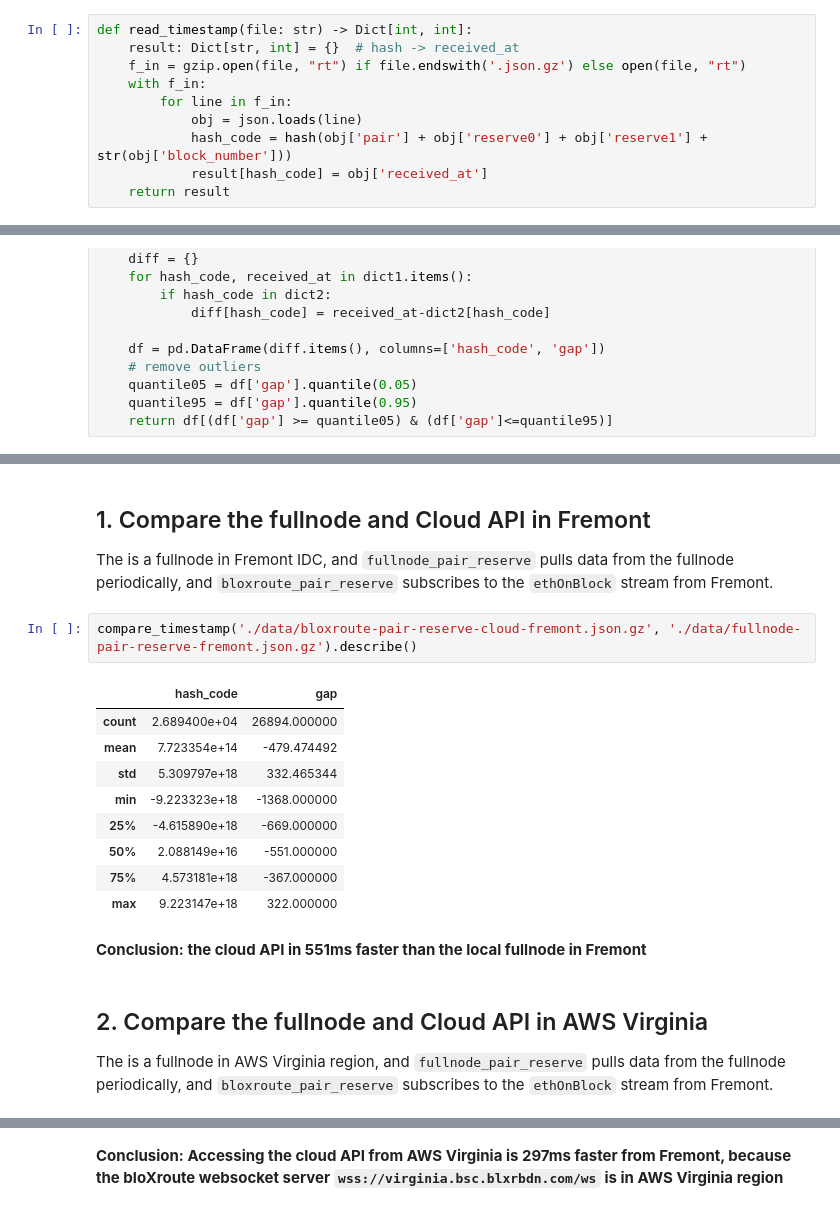
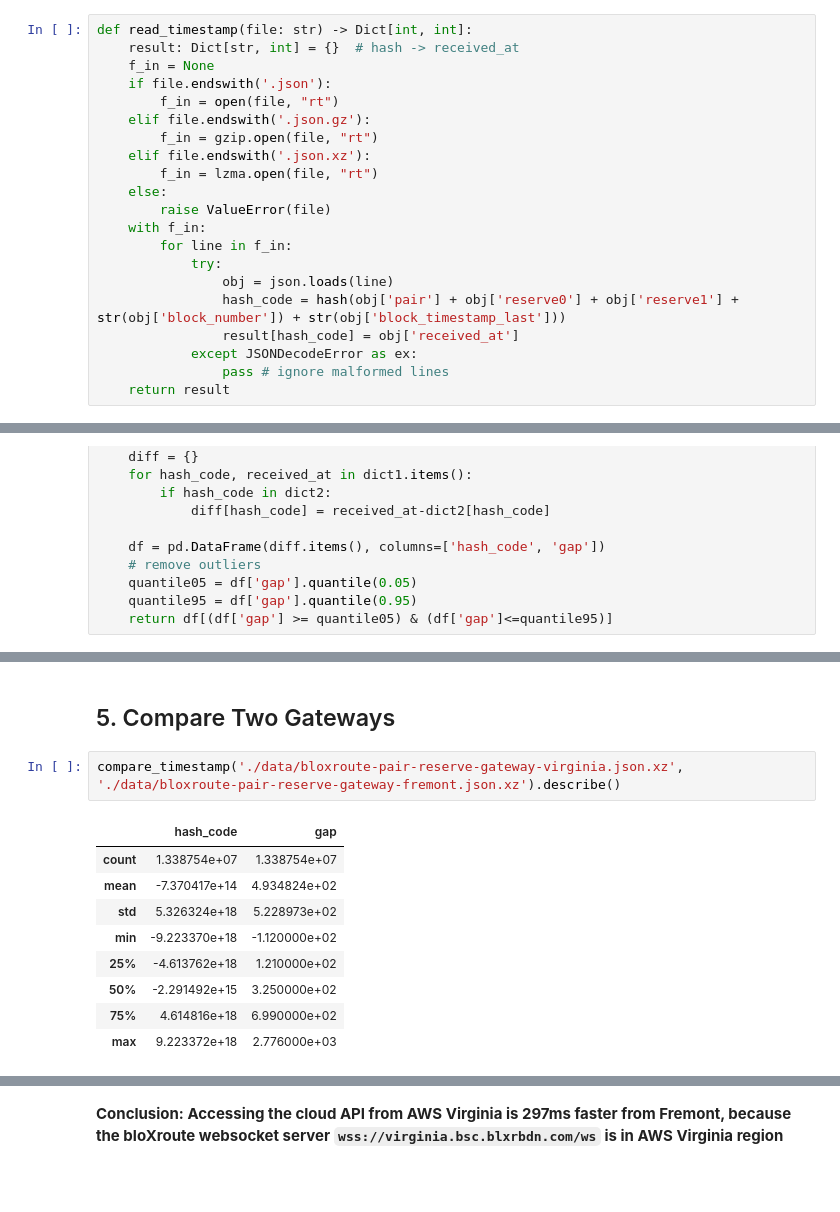
Before and after one commit to crypto-crawler/fullnode-benchmarks, a Jupyter notebook: notebooks/pair-reserve-speed.ipynb, the cells around one changed output, grey strips where cells are left out. Drawn from its saved outputs; the diff is of its cells as text; blank space fills up the shorter version.

Commit message:
Updated the pair-reserve-speed.ipynb benchmark

```diff
--- a/notebooks/pair-reserve-speed.ipynb
+++ b/notebooks/pair-reserve-speed.ipynb
@@ -21,12 +50,23 @@ pd.io.json._json.loads = lambda s, *a, **kw: json.loads(s)
 # %%
 def read_timestamp(file: str) -> Dict[int, int]:
     result: Dict[str, int] = {}  # hash -> received_at
-    f_in = gzip.open(file, "rt") if file.endswith('.json.gz') else open(file, "rt")
+    f_in = None
+    if file.endswith('.json'):
+        f_in = open(file, "rt")
+    elif file.endswith('.json.gz'):
+        f_in = gzip.open(file, "rt")
+    elif file.endswith('.json.xz'):
+        f_in = lzma.open(file, "rt")
+    else:
+        raise ValueError(file)
     with f_in:
         for line in f_in:
-            obj = json.loads(line)
-            hash_code = hash(obj['pair'] + obj['reserve0'] + obj['reserve1'] + str(obj['block_number']))
-            result[hash_code] = obj['received_at']
+            try:
+                obj = json.loads(line)
+                hash_code = hash(obj['pair'] + obj['reserve0'] + obj['reserve1'] + str(obj['block_number']) + str(obj['block_timestamp_last']))
+                result[hash_code] = obj['received_at']
+            except JSONDecodeError as ex:
+                pass # ignore malformed lines
     return result
 # %%
 def compare_timestamp(file1: str, file2: str) -> pd.DataFrame:
@@ -45,22 +219,14 @@ def compare_timestamp(file1: str, file2: str) -> pd.DataFrame:
 # %% [markdown]
-## 1. Compare the fullnode and Cloud API in Fremont
-
-The is a fullnode in Fremont IDC, and `fullnode_pair_reserve` pulls data from the fullnode periodically, and `bloxroute_pair_reserve` subscribes to the `ethOnBlock` stream from Fremont.
+## 5. Compare Two Gateways
 # %%
-compare_timestamp('./data/bloxroute-pair-reserve-cloud-fremont.json.gz', './data/fullnode-pair-reserve-fremont.json.gz').describe()
+compare_timestamp('./data/bloxroute-pair-reserve-gateway-virginia.json.xz', './data/bloxroute-pair-reserve-gateway-fremont.json.xz').describe()
 # %% [output]
 |  | hash_code | gap |
-| count | 2.689400e+04 | 26894.000000 |
-| mean | 7.723354e+14 | -479.474492 |
-| std | 5.309797e+18 | 332.465344 |
-| min | -9.223323e+18 | -1368.000000 |
-| 25% | -4.615890e+18 | -669.000000 |
-| 50% | 2.088149e+16 | -551.000000 |
-| 75% | 4.573181e+18 | -367.000000 |
-| max | 9.223147e+18 | 322.000000 |
+| count | 1.338754e+07 | 1.338754e+07 |
+| mean | -7.370417e+14 | 4.934824e+02 |
+| std | 5.326324e+18 | 5.228973e+02 |
+| min | -9.223370e+18 | -1.120000e+02 |
+| 25% | -4.613762e+18 | 1.210000e+02 |
+| 50% | -2.291492e+15 | 3.250000e+02 |
+| 75% | 4.614816e+18 | 6.990000e+02 |
+| max | 9.223372e+18 | 2.776000e+03 |
-# %% [markdown]
-**Conclusion: the cloud API in 551ms faster than the local fullnode in Fremont**
-# %% [markdown]
-## 2. Compare the fullnode and Cloud API in AWS Virginia
-
-The is a fullnode in AWS Virginia region, and `fullnode_pair_reserve` pulls data from the fullnode periodically, and `bloxroute_pair_reserve` subscribes to the `ethOnBlock` stream from Fremont.
```
Also changed, not shown: parts of 26 cells of this notebook, 14 other files.
